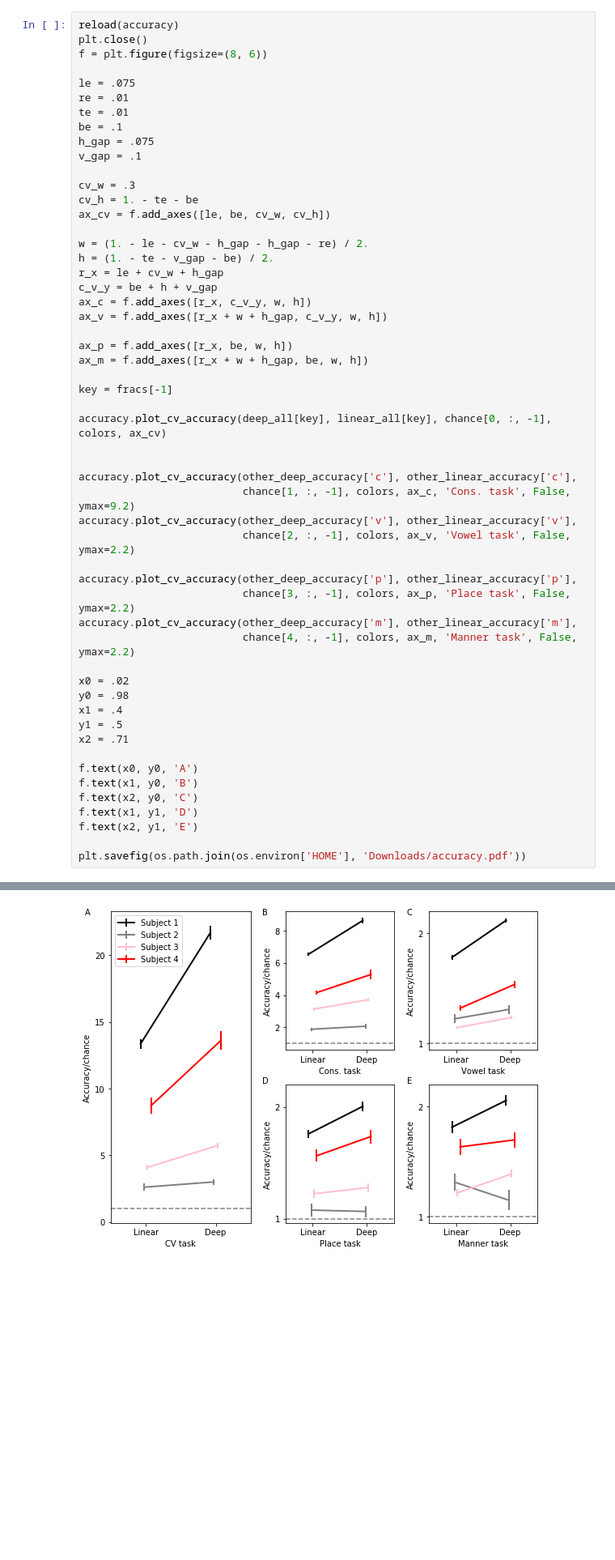
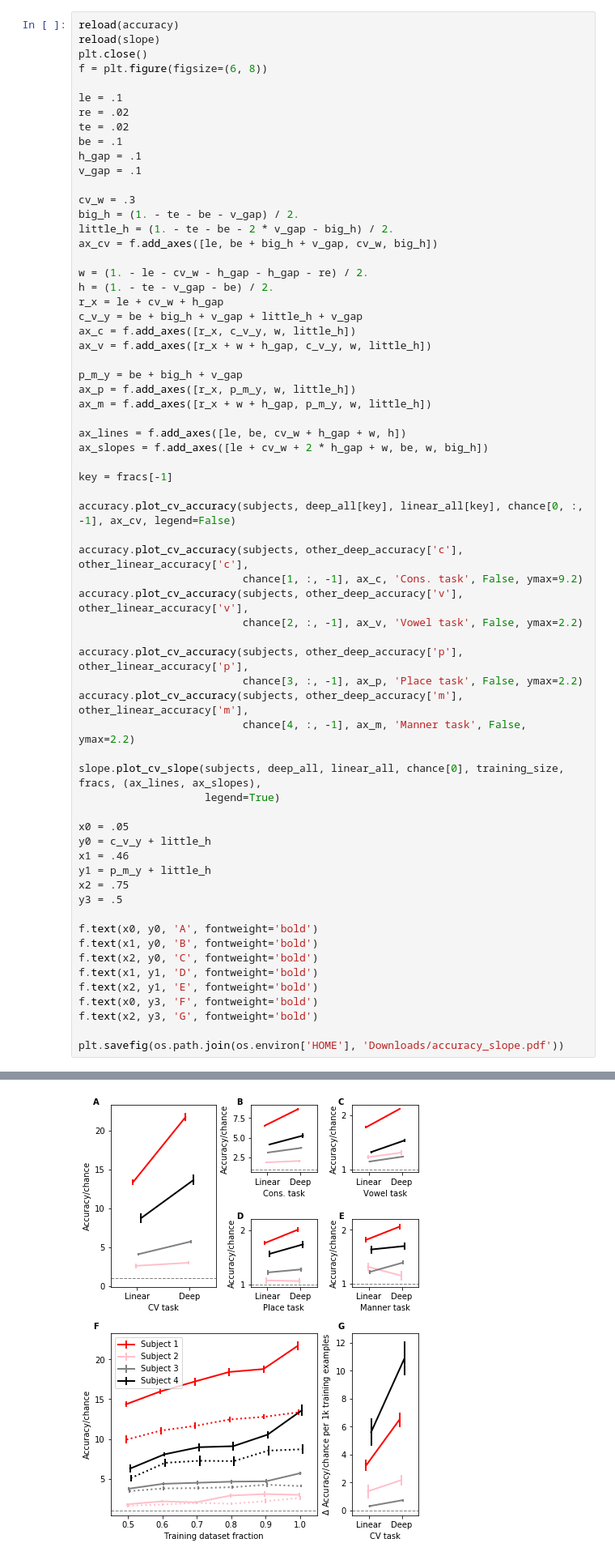
Before and after one commit to BouchardLab/cv_paper_plots, a Jupyter notebook: accuracy_slope/accuracy_slope.ipynb, the cells around one changed output, grey strips where cells are left out. Shown at 81% size. Saved outputs shown, nothing was run; the diff lists cells and outputs as text; blank space fills up the shorter version.

Commit message:
plot updates

```diff
--- a/accuracy_slope/accuracy_slope.ipynb
+++ b/accuracy_slope/accuracy_slope.ipynb
@@ -49,57 +48,68 @@ fracs = sorted(deep_all.keys())
 # %%
 reload(accuracy)
+reload(slope)
 plt.close()
-f = plt.figure(figsize=(8, 6))
+f = plt.figure(figsize=(6, 8))
 
-le = .075
-re = .01
-te = .01
+le = .1
+re = .02
+te = .02
 be = .1
-h_gap = .075
+h_gap = .1
 v_gap = .1
 
 cv_w = .3
-cv_h = 1. - te - be
-ax_cv = f.add_axes([le, be, cv_w, cv_h])
+big_h = (1. - te - be - v_gap) / 2.
+little_h = (1. - te - be - 2 * v_gap - big_h) / 2.
+ax_cv = f.add_axes([le, be + big_h + v_gap, cv_w, big_h])
 
 w = (1. - le - cv_w - h_gap - h_gap - re) / 2.
 h = (1. - te - v_gap - be) / 2.
 r_x = le + cv_w + h_gap
-c_v_y = be + h + v_gap
-ax_c = f.add_axes([r_x, c_v_y, w, h])
-ax_v = f.add_axes([r_x + w + h_gap, c_v_y, w, h])
+c_v_y = be + big_h + v_gap + little_h + v_gap
+ax_c = f.add_axes([r_x, c_v_y, w, little_h])
+ax_v = f.add_axes([r_x + w + h_gap, c_v_y, w, little_h])
 
-ax_p = f.add_axes([r_x, be, w, h])
-ax_m = f.add_axes([r_x + w + h_gap, be, w, h])
+p_m_y = be + big_h + v_gap
+ax_p = f.add_axes([r_x, p_m_y, w, little_h])
+ax_m = f.add_axes([r_x + w + h_gap, p_m_y, w, little_h])
+
+ax_lines = f.add_axes([le, be, cv_w + h_gap + w, h])
+ax_slopes = f.add_axes([le + cv_w + 2 * h_gap + w, be, w, big_h])
 
 key = fracs[-1]
 
-accuracy.plot_cv_accuracy(deep_all[key], linear_all[key], chance[0, :, -1], colors, ax_cv)
+accuracy.plot_cv_accuracy(subjects, deep_all[key], linear_all[key], chance[0, :, -1], ax_cv, legend=False)
 
+accuracy.plot_cv_accuracy(subjects, other_deep_accuracy['c'], other_linear_accuracy['c'],
+                          chance[1, :, -1], ax_c, 'Cons. task', False, ymax=9.2)
+accuracy.plot_cv_accuracy(subjects, other_deep_accuracy['v'], other_linear_accuracy['v'],
+                          chance[2, :, -1], ax_v, 'Vowel task', False, ymax=2.2)
 
-accuracy.plot_cv_accuracy(other_deep_accuracy['c'], other_linear_accuracy['c'],
-                          chance[1, :, -1], colors, ax_c, 'Cons. task', False, ymax=9.2)
-accuracy.plot_cv_accuracy(other_deep_accuracy['v'], other_linear_accuracy['v'],
-                          chance[2, :, -1], colors, ax_v, 'Vowel task', False, ymax=2.2)
+accuracy.plot_cv_accuracy(subjects, other_deep_accuracy['p'], other_linear_accuracy['p'],
+                          chance[3, :, -1], ax_p, 'Place task', False, ymax=2.2)
+accuracy.plot_cv_accuracy(subjects, other_deep_accuracy['m'], other_linear_accuracy['m'],
+                          chance[4, :, -1], ax_m, 'Manner task', False, ymax=2.2)
 
-accuracy.plot_cv_accuracy(other_deep_accuracy['p'], other_linear_accuracy['p'],
-                          chance[3, :, -1], colors, ax_p, 'Place task', False, ymax=2.2)
-accuracy.plot_cv_accuracy(other_deep_accuracy['m'], other_linear_accuracy['m'],
-                          chance[4, :, -1], colors, ax_m, 'Manner task', False, ymax=2.2)
+slope.plot_cv_slope(subjects, deep_all, linear_all, chance[0], training_size, fracs, (ax_lines, ax_slopes),
+                    legend=True)
 
-x0 = .02
-y0 = .98
-x1 = .4
-y1 = .5
-x2 = .71
+x0 = .05
+y0 = c_v_y + little_h
+x1 = .46
+y1 = p_m_y + little_h
+x2 = .75
+y3 = .5
 
-f.text(x0, y0, 'A')
-f.text(x1, y0, 'B')
-f.text(x2, y0, 'C')
-f.text(x1, y1, 'D')
-f.text(x2, y1, 'E')
+f.text(x0, y0, 'A', fontweight='bold')
+f.text(x1, y0, 'B', fontweight='bold')
+f.text(x2, y0, 'C', fontweight='bold')
+f.text(x1, y1, 'D', fontweight='bold')
+f.text(x2, y1, 'E', fontweight='bold')
+f.text(x0, y3, 'F', fontweight='bold')
+f.text(x2, y3, 'G', fontweight='bold')
 
-plt.savefig(os.path.join(os.environ['HOME'], 'Downloads/accuracy.pdf'))
+plt.savefig(os.path.join(os.environ['HOME'], 'Downloads/accuracy_slope.pdf'))
 # %% [output]
 CV classification accuracy (XX way) improves from 13.1 $\pm$ 7.4\%  to 19.9 $\pm$ 12.6\% across subjects for logistic regression compared to deep networks respectively. The highest single subject cv a ...
 Cons. classification accuracy (XX way) improves from 21.4 $\pm$ 8.7\%  to 26.8 $\pm$ 12.6\% across subjects for logistic regression compared to deep networks respectively. The highest single subject c ...
@@ -109,4 +121,4 @@ Manner classification accuracy (XX way) improves from 51.7 $\pm$ 10.7\%  to 54.3
-[figure, old version]
+[figure, new version]
 # %% [markdown]
 # Slope
 # %%
```
Also changed, not shown: parts of 5 cells of this notebook, 6 other files.
